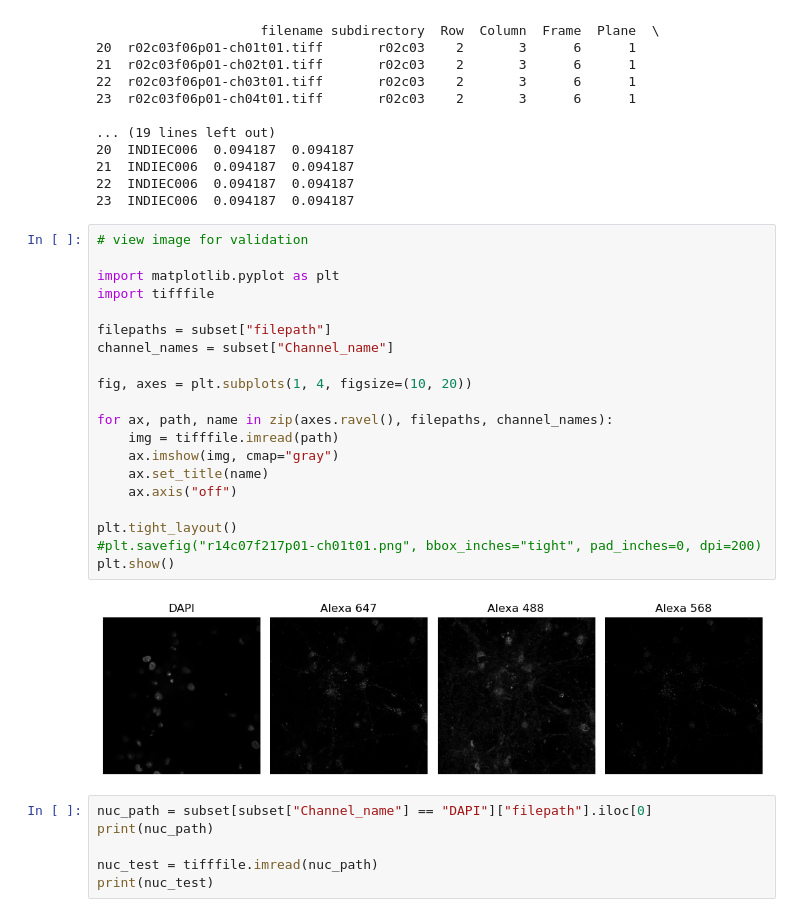
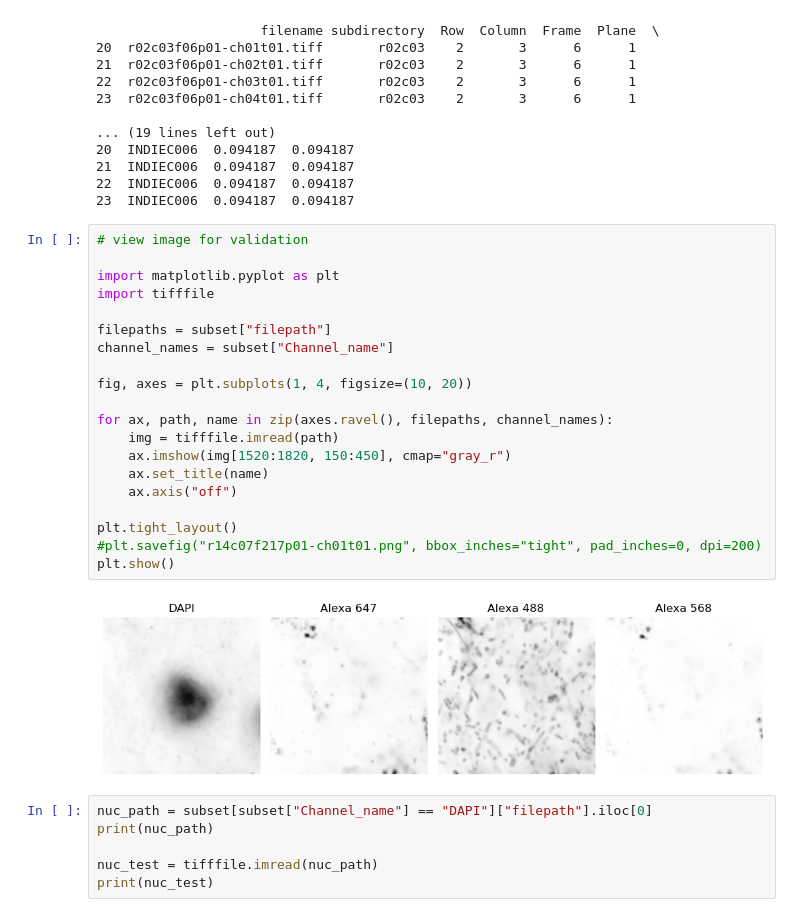
Before and after one commit to kelpschd/iNDI_microscopy_production, a Jupyter notebook: Nucleus_segmentation/nucleus_segmentation.ipynb, the cells around one changed output. Drawn from its saved outputs; the diff is of its cells as text.

```diff
--- a/Nucleus_segmentation/nucleus_segmentation.ipynb
+++ b/Nucleus_segmentation/nucleus_segmentation.ipynb
@@ -299,25 +299,25 @@ print(subset)
 # %%
 # view image for validation
 
 import matplotlib.pyplot as plt
 import tifffile
 
 filepaths = subset["filepath"]
 channel_names = subset["Channel_name"]
 
 fig, axes = plt.subplots(1, 4, figsize=(10, 20))
 
 for ax, path, name in zip(axes.ravel(), filepaths, channel_names):
     img = tifffile.imread(path)
-    ax.imshow(img, cmap="gray")
+    ax.imshow(img[1520:1820, 150:450], cmap="gray_r")
     ax.set_title(name)
     ax.axis("off")
 
 plt.tight_layout()
 #plt.savefig("r14c07f217p01-ch01t01.png", bbox_inches="tight", pad_inches=0, dpi=200)
 plt.show()
 # %% [output]
-[figure, old version]
+[figure, new version]
 # %%
 nuc_path = subset[subset["Channel_name"] == "DAPI"]["filepath"].iloc[0]
 print(nuc_path)
```
Also changed, not shown: 3 other files.
